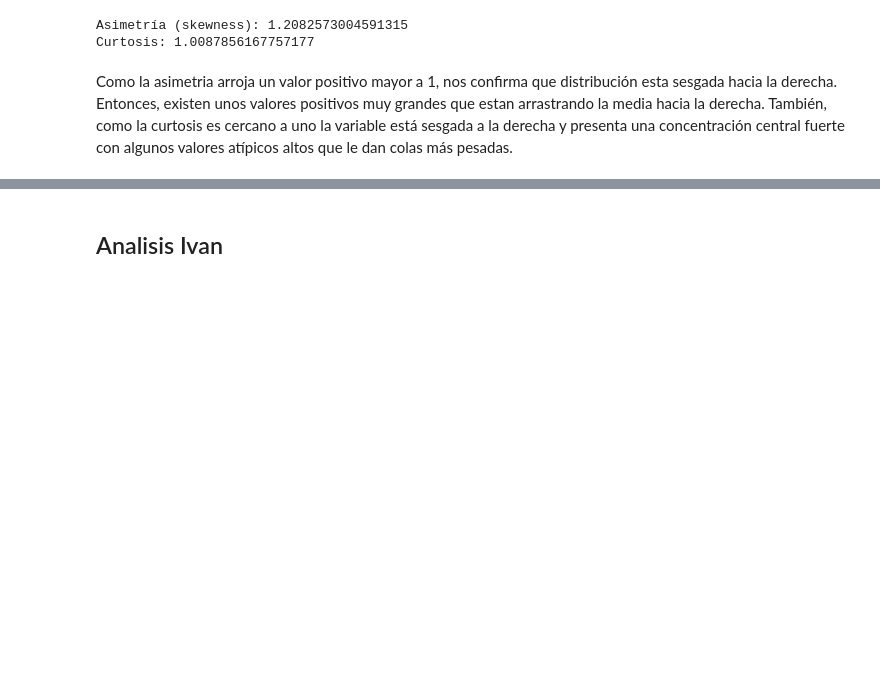
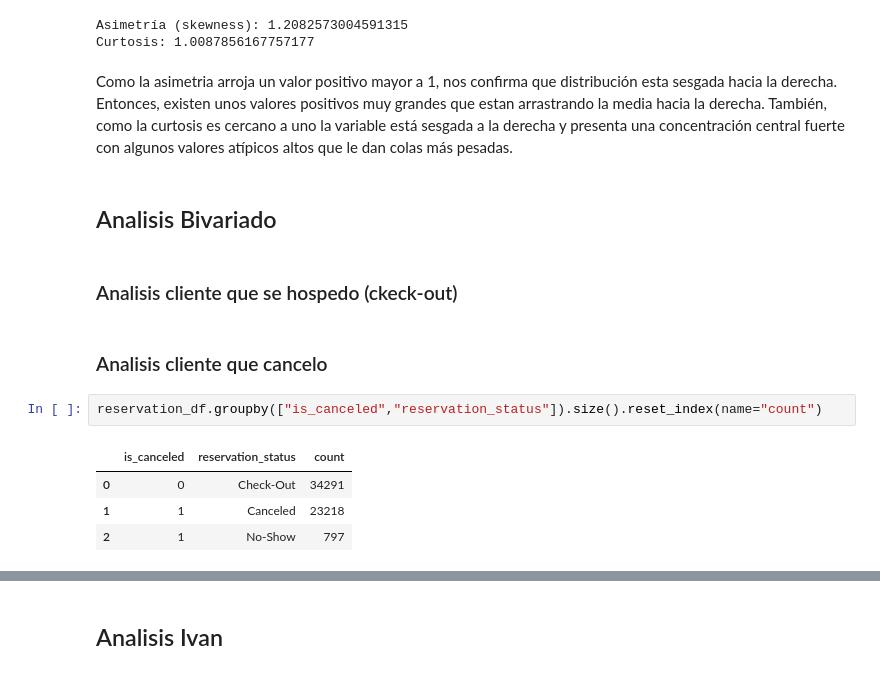
Before and after one commit to leodie1615/taller1, a Jupyter notebook: entendimiento-data.ipynb, the cells around one changed output, grey strips where cells are left out. Cells and saved outputs as stored; diff of their text form; blank space fills up the shorter version.

Commit message:
analisis clientes exitosos

```diff
--- a/entendimiento-data.ipynb
+++ b/entendimiento-data.ipynb
@@ -256,3 +255,16 @@ Curtosis: 1.0087856167757177
 # %% [markdown]
 Como la asimetria arroja un valor positivo mayor a 1, nos confirma que distribución esta sesgada hacia la derecha. Entonces, existen unos valores positivos muy grandes que estan arrastrando la media hacia la derecha.
 También, como la curtosis es cercano a uno la variable está sesgada a la derecha y presenta una concentración central fuerte con algunos valores atípicos altos que le dan colas más pesadas.
+# %% [markdown]
+## Analisis Bivariado
+# %% [markdown]
+### Analisis cliente que se hospedo (ckeck-out)
+# %% [markdown]
+### Analisis cliente que cancelo
+# %%
+reservation_df.groupby(["is_canceled","reservation_status"]).size().reset_index(name="count")
+# %% [output]
+|  | is_canceled | reservation_status | count |
+| 0 | 0 | Check-Out | 34291 |
+| 1 | 1 | Canceled | 23218 |
+| 2 | 1 | No-Show | 797 |
```
Also changed, not shown: parts of 4 cells of this notebook.
